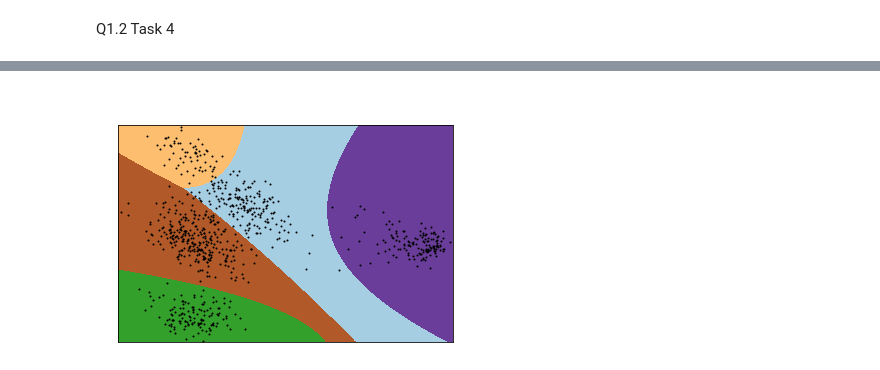
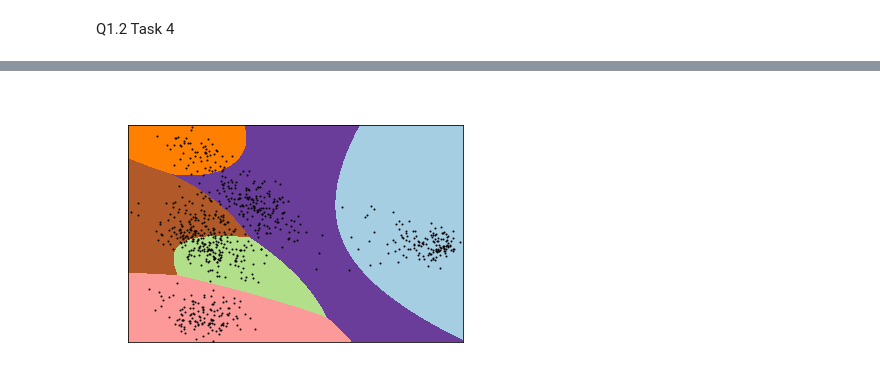
Before and after one commit to antonsandberg/Big-Data, a Jupyter notebook: Project2.ipynb, the cells around one changed output, grey strips where cells are left out. Drawn from its saved outputs; the diff is of its cells as text; code cells hidden in the pictures.

```diff
--- a/Project2.ipynb
+++ b/Project2.ipynb
@@ -155,5 +171,5 @@ The min max version looks very similar to the original
 # %%
-n_components = 2
+n_components = 6
 pca = PCA(n_components)
 principalComponents = pca.fit_transform(normalized_df)
 print(principalComponents.shape)
@@ -179,6 +203,6 @@ Here we can see that there are some clustered areas, however there is hard to se
 # %%
 # Doing the scree plot for 10 values
-n_components = 2
+n_components = 10
 pca = PCA(n_components)
 principalComponents = pca.fit_transform(normalized_df)
 
@@ -191,5 +215,5 @@ plt.title('Scree Plot')
 plt.xlabel('Principal component')
 plt.ylabel('Eigenvalues')
 plt.show()
-print("Not really sure what we're suppose to conclude here, HELP FREDRIK, guess there are 2 clear elbows at 2 and 5")
+print("Not really sure what we're suppose to conclude here, HELP FREDRIK, guess there are 2 clear elbows at 2 and 5, 5 will probably be pretty good")
 # %% [output]
@@ -198,9 +222,10 @@ Not really sure what we're suppose to conclude here, HELP FREDRIK, guess there a
 # %% [markdown]
 Q1.2 Task 4
 # %%
-n_of_clusters = 5
+n_of_clusters = 2
 KM_model = KMeans(n_clusters=n_of_clusters)
 KM_model.fit(principalComponents)
+
 
 # Step size of the mesh. Decrease to increase the quality of the VQ.
 h = 0.02  # point in the mesh [x_min, x_max]x[y_min, y_max].
@@ -239,8 +264,8 @@ plt.scatter(
     zorder=10,
 )
 plt.title(
-    "K-means clustering on the digits dataset (PCA-reduced data)\n"
-    "Centroids are marked with white cross", color='White'
+    "K-means clustering on the digits dataset (PCA-reduced data, dim 2)\n"
+    "Centroids are marked with white cross", color='White' # <- Change this before turning in, otherwise this text wille be invisible (unless they run darkmode)
 )
 plt.xlim(x_min, x_max)
 plt.ylim(y_min, y_max)
@@ -251,0 +277,16 @@ plt.show()
+# %%
+# Calculate the intra cluster variance for a range of cluster sizes and plot them HERE WE HAVE PCA size 2, MIGHT WANT TO CHANGE THAT AND VARIATE IT
+
+cluster_sizes = range(2, 11)
+variance_sizes = np.zeros(len(cluster_sizes))
+for i, n_of_clusters in enumerate(cluster_sizes):
+    n_of_clusters = cluster_sizes[i]
+    KM_model = KMeans(n_clusters=n_of_clusters)
+    KM_model.fit(principalComponents)
+    variance_sizes[i] = KM_model.inertia_
+
+plt.plot(cluster_sizes, variance_sizes, '*-')
+plt.title('Intra cluster variance for KMeans')
+plt.ylabel('Sum of distances')
+plt.xlabel('k')
+plt.show()
@@ -252,4 +295,5 @@ plt.show()
 # %%
+n_of_clusters = 6
 GM_model = GaussianMixture(n_components=n_of_clusters)
 GM_model.fit(principalComponents)
 
@@ -261,33 +305,33 @@ x_min, x_max = principalComponents[:, 0].min() - 1, principalComponents[:, 0].ma
 y_min, y_max = principalComponents[:, 1].min() - 1, principalComponents[:, 1].max() + 1
 xx, yy = np.meshgrid(np.arange(x_min, x_max, h), np.arange(y_min, y_max, h))
 
 # Obtain labels for each point in mesh. Use last trained model.
 Z = GM_model.predict(np.c_[xx.ravel(), yy.ravel()])
 
 # Put the result into a color plot
 Z = Z.reshape(xx.shape)
 plt.figure(1)
 plt.clf()
 plt.imshow(
     Z,
     interpolation="nearest",
     extent=(xx.min(), xx.max(), yy.min(), yy.max()),
     cmap=plt.cm.Paired,
     aspect="auto",
     origin="lower",
 )
 
 plt.plot(principalComponents[:, 0], principalComponents[:, 1], "k.", markersize=2)
 # Plot the centroids as a white X
 
 plt.title(
-    "K-means clustering on the digits dataset (PCA-reduced data)\n"
-    "Centroids are marked with white cross", color='White'
+    "GMM clustering on the digits dataset (PCA-reduced data, dim 2)\n"
+    "Centroids are marked with white cross", color='White' # <- Change this before turning in, otherwise this text wille be invisible (unless they run darkmode)
 )
 plt.xlim(x_min, x_max)
 plt.ylim(y_min, y_max)
 plt.xticks(())
 plt.yticks(())
 plt.show()
 # %% [output]
-[figure, old version]
+[figure, new version]
```
Also changed, not shown: parts of 14 cells of this notebook.
